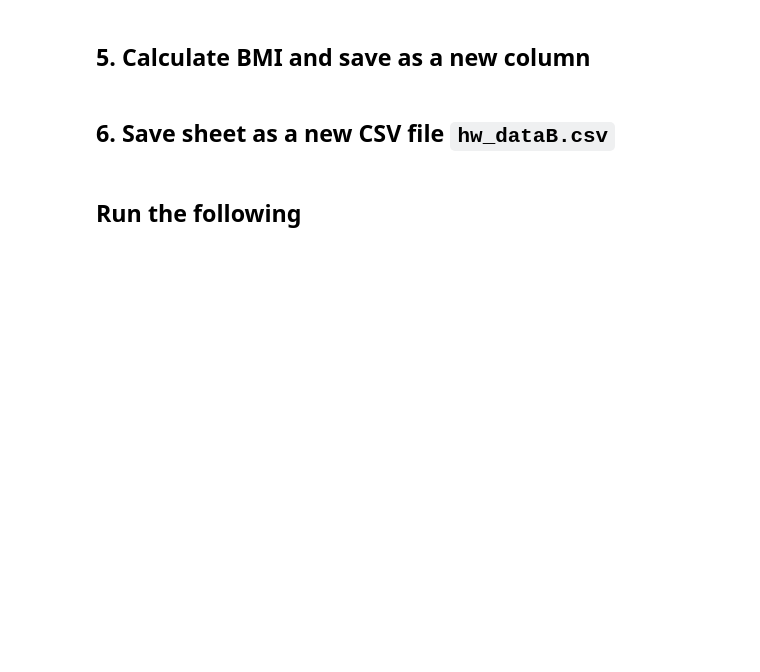
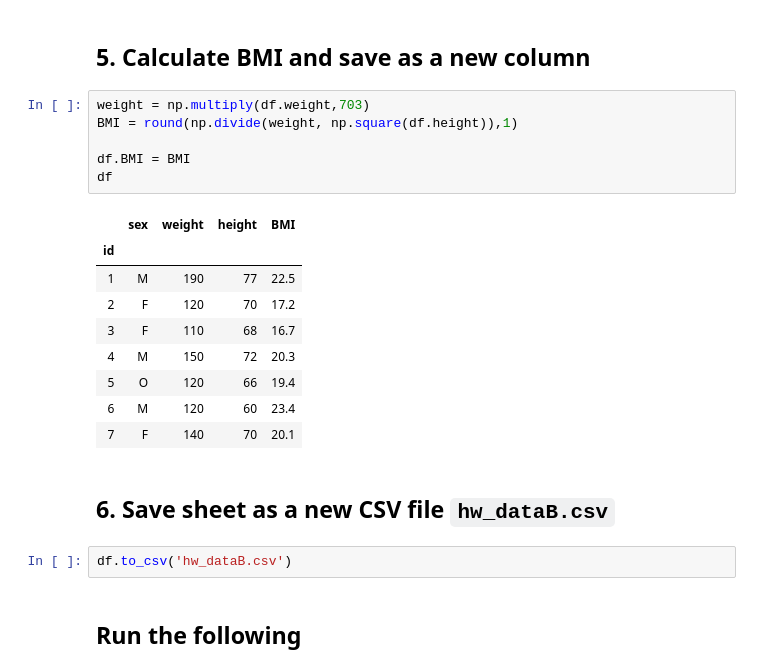
Before and after one commit to rvsullivan1/mlnn_personal, a Jupyter notebook: 2/2.ipynb, the cells around one changed output. Cells and saved outputs as stored; diff of their text form; blank space fills up the shorter version.

```diff
--- a/2/2.ipynb
+++ b/2/2.ipynb
@@ -98,7 +222,25 @@ weights = [88, 83, 92, 74, 77]
 # %% [markdown]
 ## 5. Calculate BMI and save as a new column
+# %%
+weight = np.multiply(df.weight,703)
+BMI = round(np.divide(weight, np.square(df.height)),1)
+
+df.BMI = BMI
+df
+# %% [output]
+|  | sex | weight | height | BMI |
+| id |  |  |  |  |
+| 1 | M | 190 | 77 | 22.5 |
+| 2 | F | 120 | 70 | 17.2 |
+| 3 | F | 110 | 68 | 16.7 |
+| 4 | M | 150 | 72 | 20.3 |
+| 5 | O | 120 | 66 | 19.4 |
+| 6 | M | 120 | 60 | 23.4 |
+| 7 | F | 140 | 70 | 20.1 |
 # %% [markdown]
 ## 6. Save sheet as a new CSV file `hw_dataB.csv`
+# %%
+df.to_csv('hw_dataB.csv')
 # %% [markdown]
 ## Run the following
 # %%
```
Also changed, not shown: parts of 14 cells of this notebook, 3 other files.
